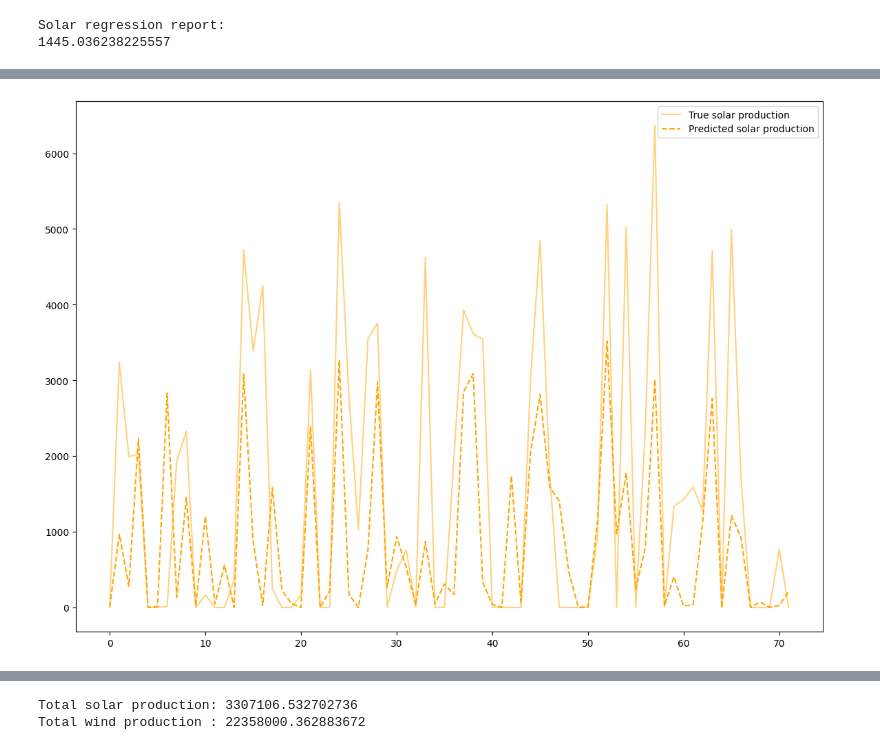
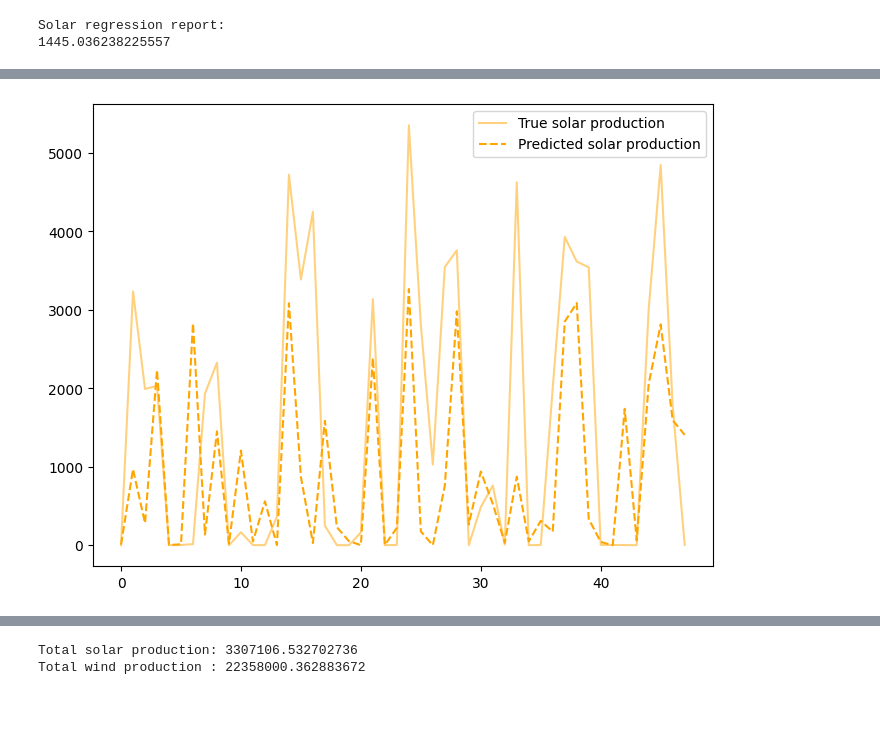
Before and after one commit to ibrahimmkhalid/data-228-project, a Jupyter notebook: model_svm.sync.ipynb, the cells around one changed output, grey strips where cells are left out. Cells and saved outputs as stored; diff of their text form; code cells hidden in the pictures; blank space fills up the shorter version.

```diff
--- a/model_svm.sync.ipynb
+++ b/model_svm.sync.ipynb
@@ -164,8 +164,9 @@ print(rmse_solar)
 Solar regression report:
 1445.036238225557
 # %%
-range_n = 24 * 3
-plt.figure(figsize=(14, 10))
+range_n = 24 * 2
+figsize = (8, 6)
+plt.figure(figsize=figsize)
 plt.plot(
     y_wind_test.to_list()[:range_n],
     label="True wind production",
@@ -186,19 +206,19 @@ plt.show()
 # %%
-plt.figure(figsize=(14, 10))
+plt.figure(figsize=figsize)
 plt.plot(
     y_solar_test.to_list()[:range_n],
     label="True solar production",
     color="orange",
     linestyle="solid",
     alpha=0.5,
 )
 plt.plot(
     y_solar_pred[:range_n],
     label="Predicted solar production",
     color="orange",
     linestyle="dashed",
 )
 plt.legend()
 plt.show()
 # %% [output]
-[figure, old version]
+[figure, new version]
```
Also changed, not shown: parts of 6 cells of this notebook, 1 other file.
